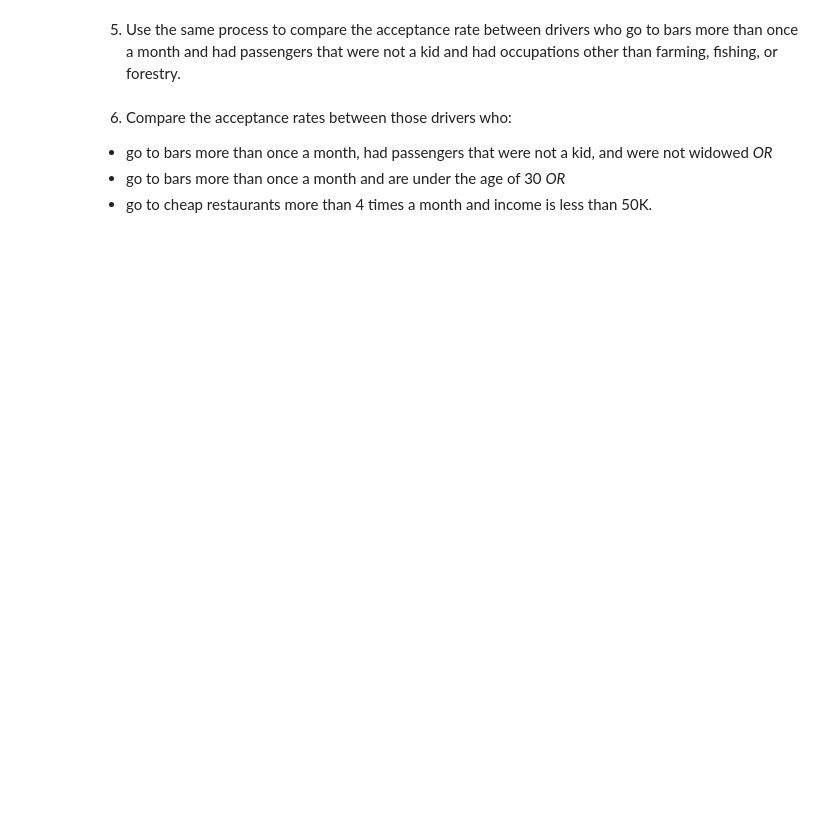
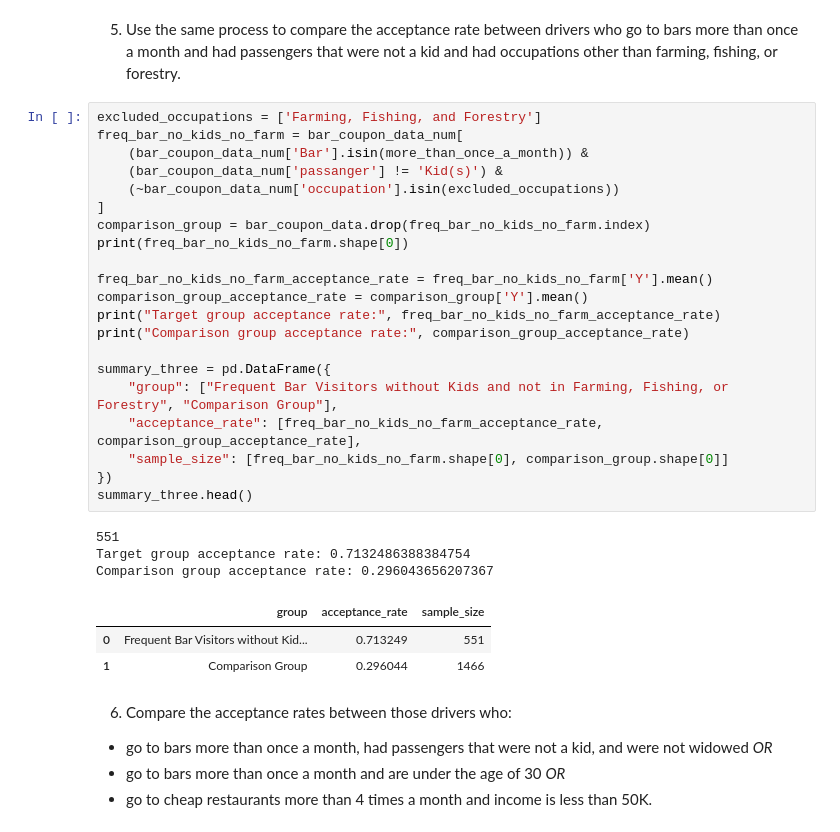
Before and after one commit to mateovargas/coupon-acceptance, a Jupyter notebook: prompt.ipynb, the cells around one changed output. Drawn from its saved outputs; the diff is of its cells as text; blank space fills up the shorter version.

Commit message:
Finished bar coupon analysis, working on independent analysis

```diff
--- a/prompt.ipynb
+++ b/prompt.ipynb
@@ -385,6 +399,34 @@ By adding the age criterion, we may be capturing a different demographic that ha
 coupon acceptance behaviors.
 # %% [markdown]
 5. Use the same process to compare the acceptance rate between drivers who go to bars more than once a month and had passengers that were not a kid and had occupations other than farming, fishing, or forestry.
+# %%
+excluded_occupations = ['Farming, Fishing, and Forestry']
+freq_bar_no_kids_no_farm = bar_coupon_data_num[
+    (bar_coupon_data_num['Bar'].isin(more_than_once_a_month)) &
+    (bar_coupon_data_num['passanger'] != 'Kid(s)') &
+    (~bar_coupon_data_num['occupation'].isin(excluded_occupations))
+]
+comparison_group = bar_coupon_data.drop(freq_bar_no_kids_no_farm.index)
+print(freq_bar_no_kids_no_farm.shape[0])
+
+freq_bar_no_kids_no_farm_acceptance_rate = freq_bar_no_kids_no_farm['Y'].mean()
+comparison_group_acceptance_rate = comparison_group['Y'].mean()
+print("Target group acceptance rate:", freq_bar_no_kids_no_farm_acceptance_rate)
+print("Comparison group acceptance rate:", comparison_group_acceptance_rate)
+
+summary_three = pd.DataFrame({
+    "group": ["Frequent Bar Visitors without Kids and not in Farming, Fishing, or Forestry", "Comparison Group"],
+    "acceptance_rate": [freq_bar_no_kids_no_farm_acceptance_rate, comparison_group_acceptance_rate],
+    "sample_size": [freq_bar_no_kids_no_farm.shape[0], comparison_group.shape[0]]
+})
+summary_three.head()
+# %% [output]
+551
+Target group acceptance rate: 0.7132486388384754
+Comparison group acceptance rate: 0.296043656207367
+|  | group | acceptance_rate | sample_size |
+| 0 | Frequent Bar Visitors without Kid... | 0.713249 | 551 |
+| 1 | Comparison Group | 0.296044 | 1466 |
 # %% [markdown]
 6. Compare the acceptance rates between those drivers who:
 
```
Also changed, not shown: parts of 4 cells of this notebook.
